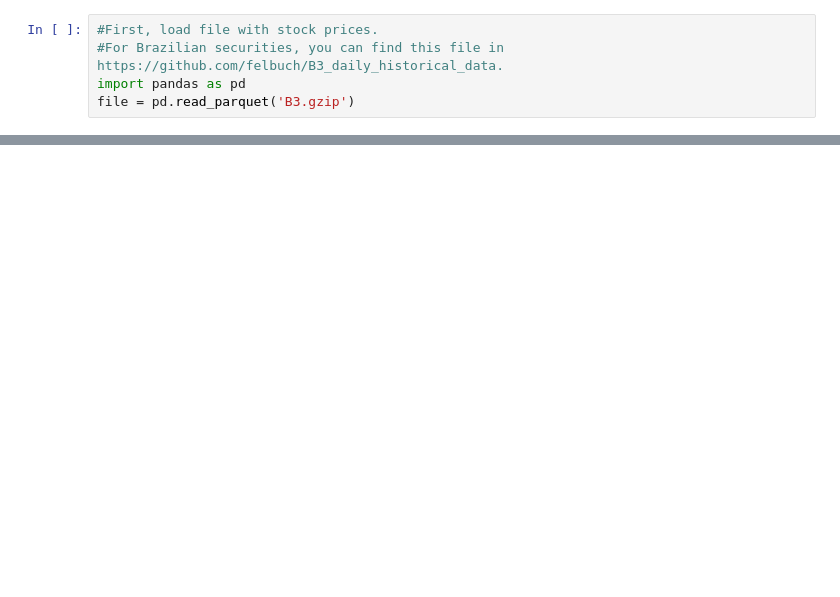
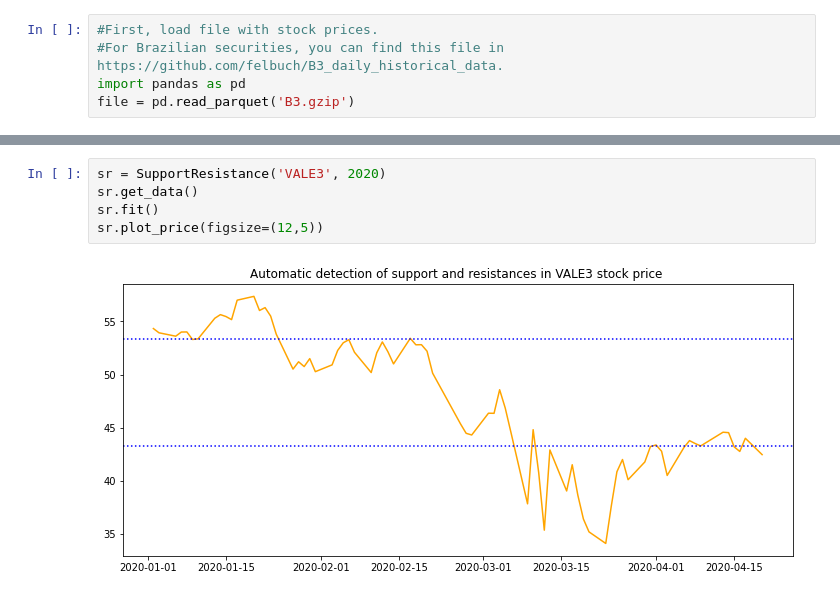
Before and after one commit to felbuch/detection_of_support_and_resistances_in_stocks, a Jupyter notebook: Support_and_Resistances.ipynb, the cells around one changed output, grey strips where cells are left out. Drawn from its saved outputs; the diff is of its cells as text; blank space fills up the shorter version.

```diff
--- a/Support_and_Resistances.ipynb
+++ b/Support_and_Resistances.ipynb
@@ -204,0 +218,7 @@ sr.data_frame()
+# %%
+sr = SupportResistance('VALE3', 2020)
+sr.get_data()
+sr.fit()
+sr.plot_price(figsize=(12,5))
+# %% [output]
+[figure, added]
```
Also changed, not shown: parts of 7 cells of this notebook.
